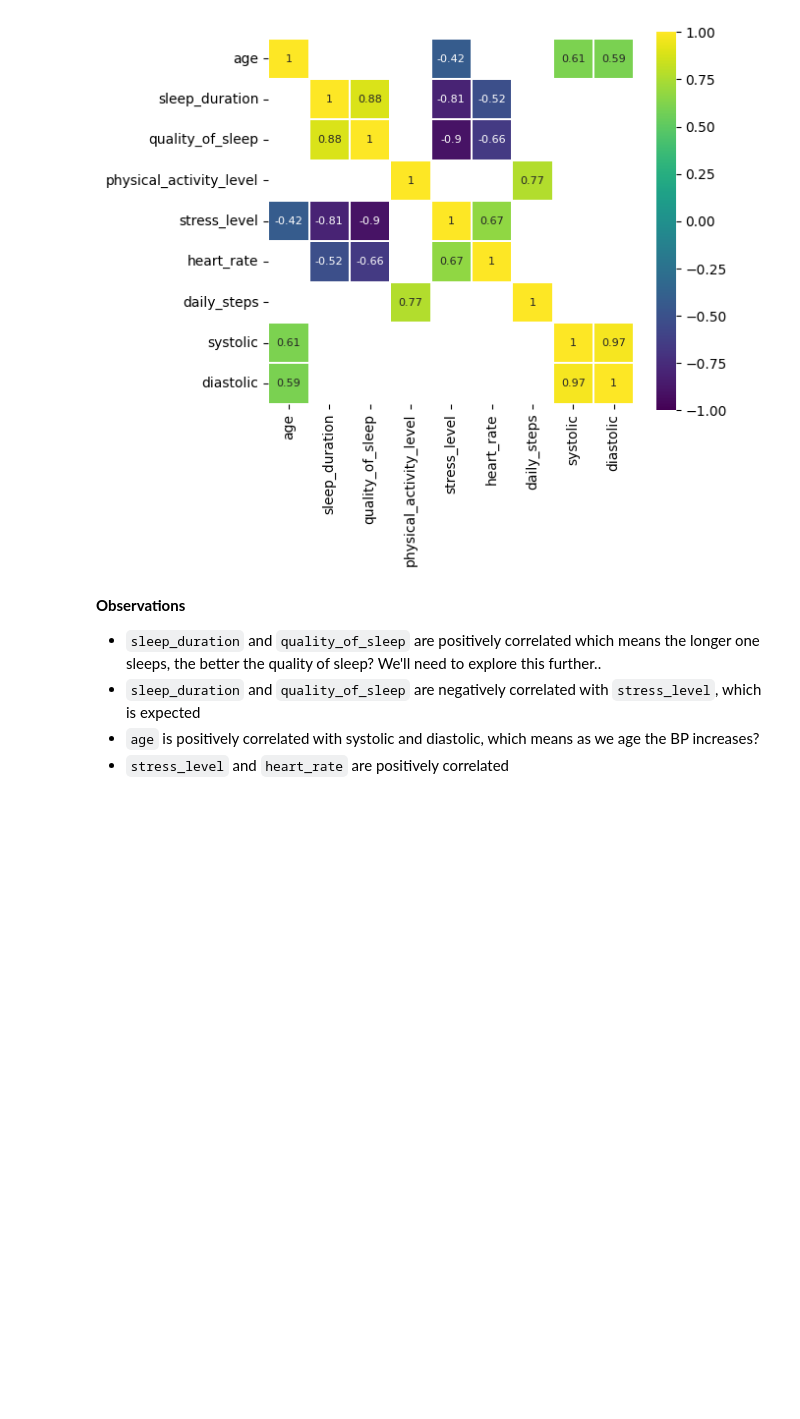
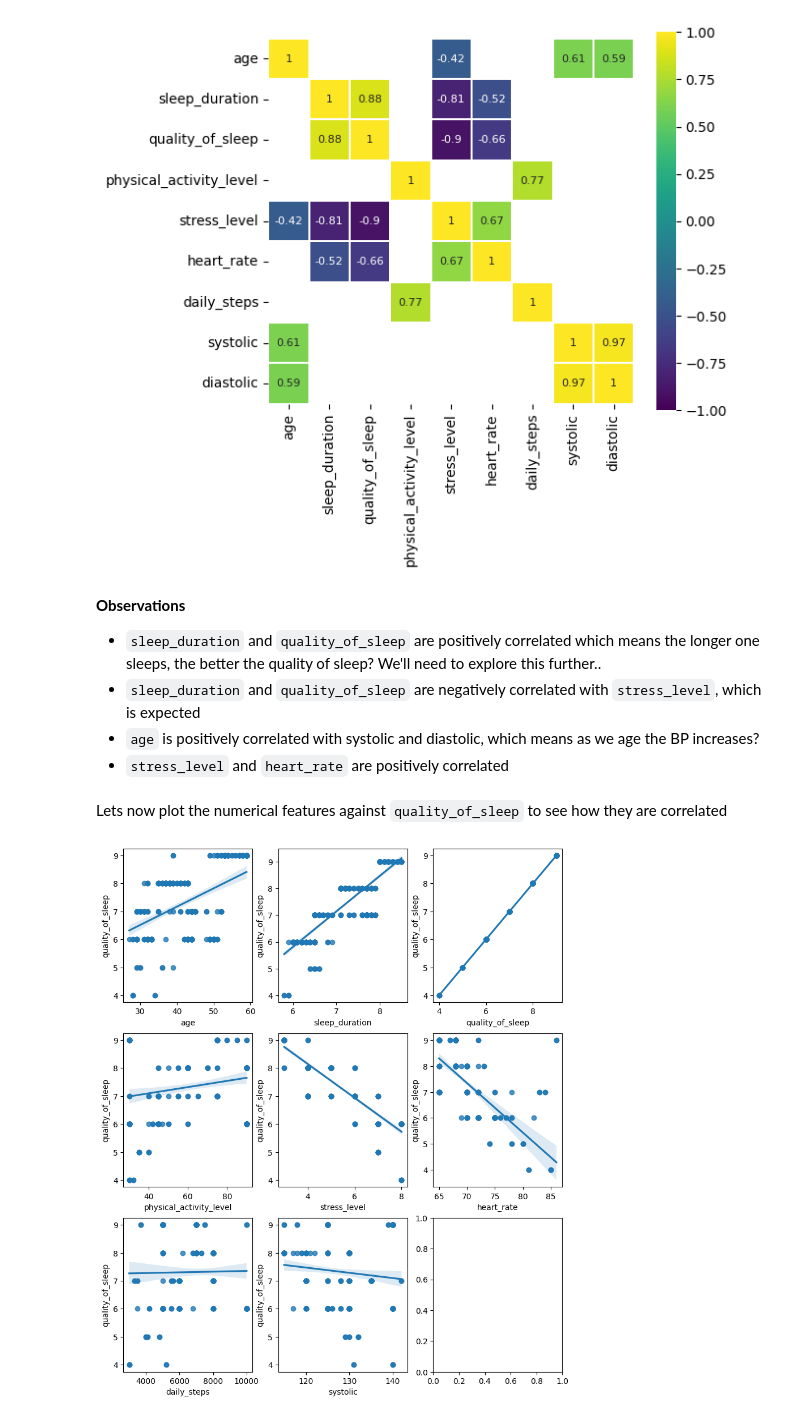
Before and after one commit to eadka/sleep-health-predictor, a Jupyter notebook: notebooks/notebook.ipynb, the cells around one changed output. Cells and saved outputs as stored; diff of their text form; code cells hidden in the pictures; blank space fills up the shorter version.

```diff
--- a/notebooks/notebook.ipynb
+++ b/notebooks/notebook.ipynb
@@ -132,0 +138,2 @@ del df['person_id']
+# %%
+df.loc[df['bmi_category'] == 'Normal Weight', 'bmi_category'] = 'Normal'
@@ -188,3 +203,13 @@ sns.heatmap(corr[(corr >= 0.5) | (corr <= -0.4)],
 - `sleep_duration` and `quality_of_sleep` are negatively correlated with `stress_level`, which is expected
 - `age` is positively correlated with systolic and diastolic, which means as we age the BP increases?
 - `stress_level` and `heart_rate` are positively correlated
+# %% [markdown]
+Lets now plot the numerical features against `quality_of_sleep` to see how they are correlated
+# %%
+fig, ax = plt.subplots(round(len(numerical)/3), 3, figsize = (10,12))
+
+for i, ax in enumerate(fig.axes):
+    if i < len(numerical) -1:
+        sns.regplot(x=numerical[i], y='quality_of_sleep', data=df[numerical], ax=ax)
+# %% [output]
+[figure, added]
```
Also changed, not shown: parts of 14 cells of this notebook.
